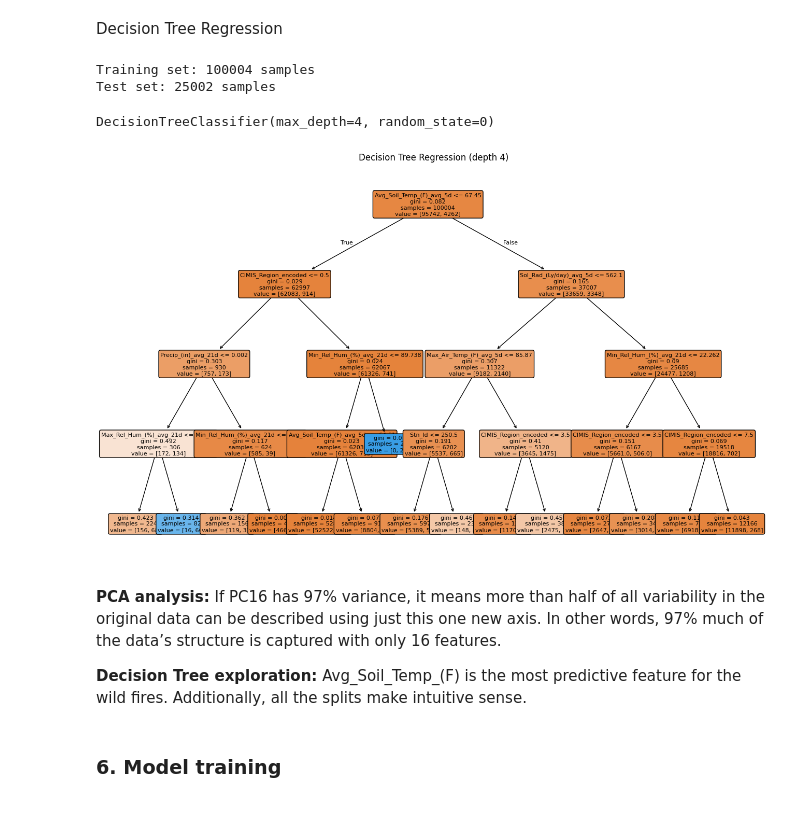
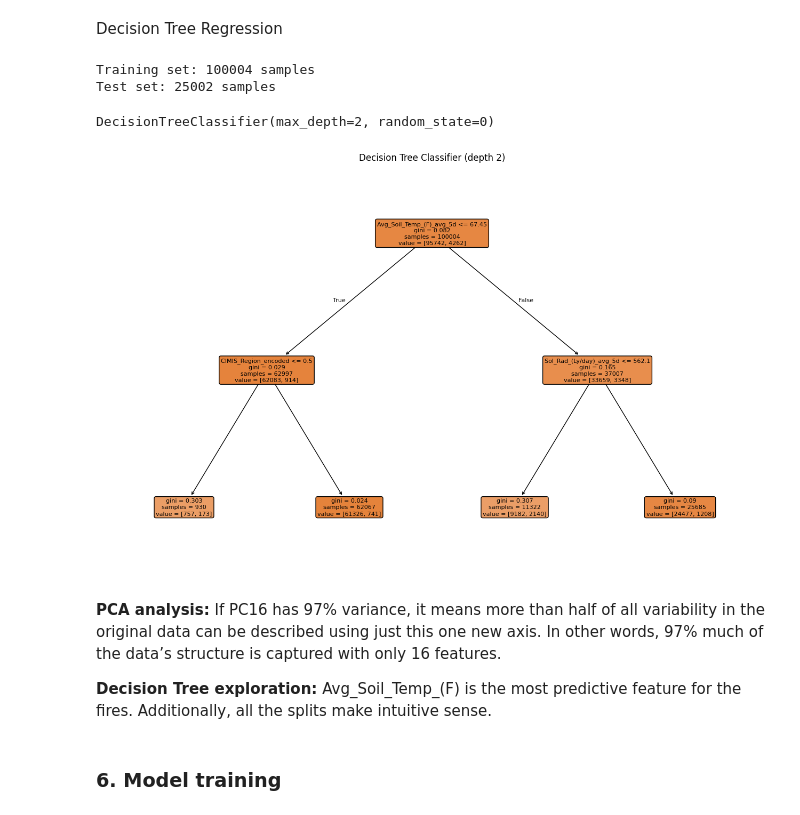
Before and after one commit to Sideral1/Machine-Learning-Final-Project, a Jupyter notebook: main.ipynb, the cells around one changed output. Drawn from its saved outputs; the diff is of its cells as text; code cells hidden in the pictures.

```diff
--- a/main.ipynb
+++ b/main.ipynb
@@ -587,29 +584,29 @@ X_train, X_test, y_train, y_test = train_test_split(X, y, test_size=0.2, random_
 print(f"\nTraining set: {X_train.shape[0]} samples")
 print(f"Test set: {X_test.shape[0]} samples")
 
-dtc = DecisionTreeClassifier(max_depth=4, random_state=0)
+dtc = DecisionTreeClassifier(max_depth=2, random_state=0)
 dtc.fit(X_train, y_train)
 # %% [output]
 Training set: 100004 samples
 Test set: 25002 samples
-DecisionTreeClassifier(max_depth=4, random_state=0)
+DecisionTreeClassifier(max_depth=2, random_state=0)
 # %%
 plt.figure(figsize=(16,10))
 tree.plot_tree(dtc,
             feature_names=X.columns,
             filled=True,
             rounded=True,
             fontsize=8)
-plt.title("Decision Tree Regression (depth 4)")
+plt.title("Decision Tree Classifier (depth 2)")
 plt.show()
 # %% [output]
-[figure, old version]
+[figure, new version]
 # %% [markdown]
 <b>PCA analysis:</b>
     If PC16 has 97% variance, it means more than half of all variability in the original data can be described using just this one new axis. In other words, 97% much of the data’s structure is captured with only 16 features.
 
 <b>Decision Tree exploration:</b>
-    Avg_Soil_Temp_(F) is the most predictive feature for the wild fires. Additionally, all the splits make intuitive sense.
+    Avg_Soil_Temp_(F) is the most predictive feature for the fires. Additionally, all the splits make intuitive sense.
 # %% [markdown]
 ### 6. Model training
 # %%
```
Also changed, not shown: parts of 10 cells of this notebook.
